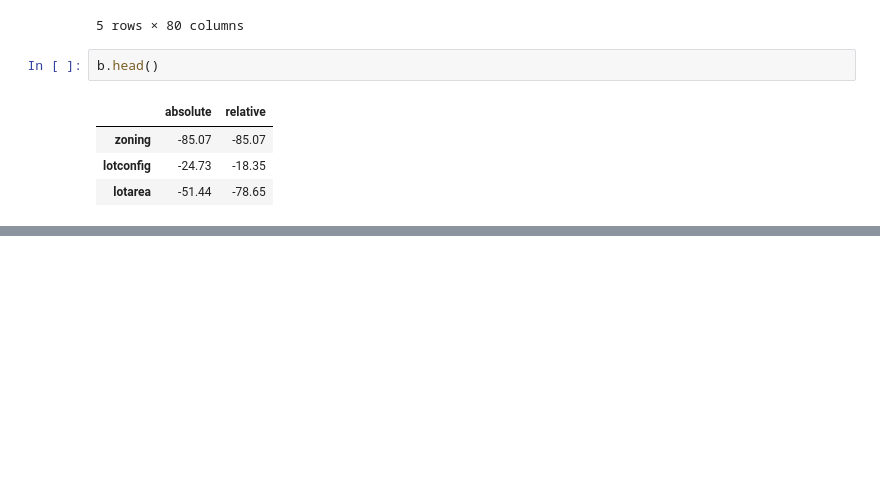
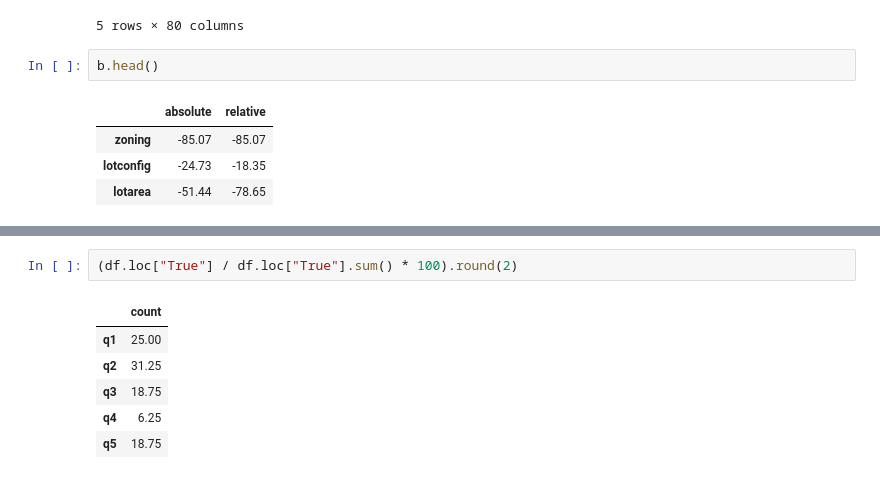
Before and after one commit to JackGreenaway/cambridge_spark, a Jupyter notebook: vectorised_filter.ipynb, the cells around one changed output, grey strips where cells are left out. Cells and saved outputs as stored; diff of their text form; blank space fills up the shorter version.

```diff
--- a/vectorised_filter.ipynb
+++ b/vectorised_filter.ipynb
@@ -67,0 +122,9 @@ b.head()
+# %%
+(df.loc["True"] / df.loc["True"].sum() * 100).round(2)
+# %% [output]
+|  | count |
+| q1 | 25.00 |
+| q2 | 31.25 |
+| q3 | 18.75 |
+| q4 | 6.25 |
+| q5 | 18.75 |
```
Also changed, not shown: parts of 5 cells of this notebook, 2 other files.
